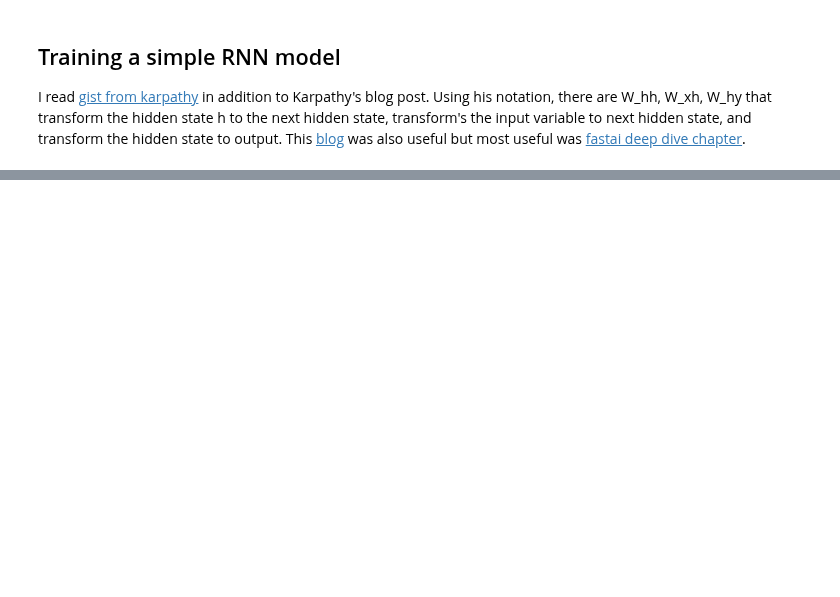
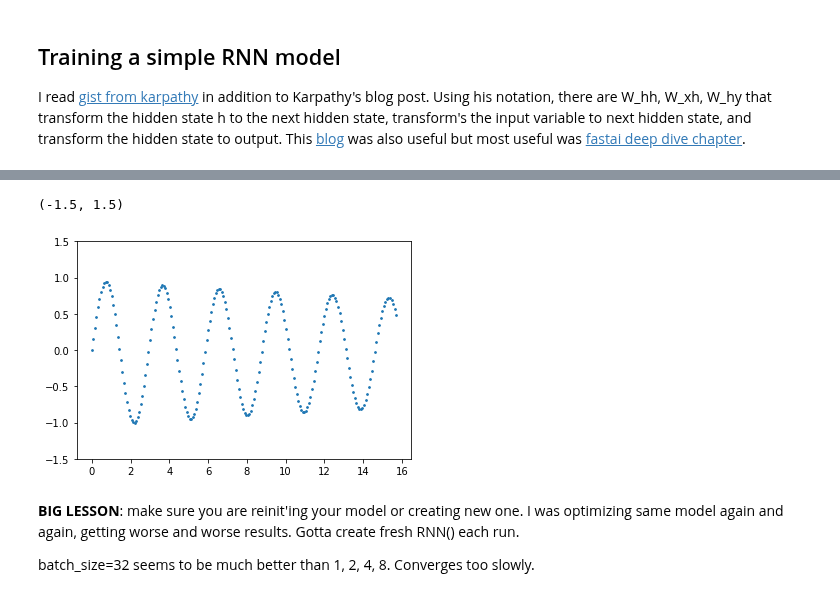
Before and after one commit to parrt/playdl, a Jupyter notebook: notebooks/RNN.ipynb, the cells around one changed output, grey strips where cells are left out. Cells and saved outputs as stored; diff of their text form; code cells hidden in the pictures; blank space fills up the shorter version.

```diff
--- a/notebooks/RNN.ipynb
+++ b/notebooks/RNN.ipynb
@@ -187,0 +197,21 @@ plt.plot(np.linspace(k,3*np.pi,timesteps-k), y_pred.reshape(-1))
+# %%
+x = np.linspace(0,ncycles*np.pi,timesteps)
+siny = np.sin(2*x)
+
+n_output = timesteps
+output = np.zeros(shape=(n_output,))
+output[0:k] = siny[0:k] # seed with first k values from true data
+for i in range(k,n_output):
+    y_pred = rnn(torch.tensor(output[i-k:i]).reshape(1,k)).item()
+#     print(i-k, ":", i-1, i, "->", y_pred)
+    output[i] = y_pred
+
+plt.scatter(x[0:n_output], output, s=3)
+plt.ylim(-1.5,1.5)
+# %% [output]
+(-1.5, 1.5)
+[figure, added]
+# %% [markdown]
+**BIG LESSON**: make sure you are reinit'ing your model or creating new one. I was optimizing same model again and again, getting worse and worse results. Gotta create fresh RNN() each run.
+
+batch_size=32 seems to be much better than 1, 2, 4, 8.  Converges too slowly.
```
Also changed, not shown: parts of 9 cells of this notebook.
